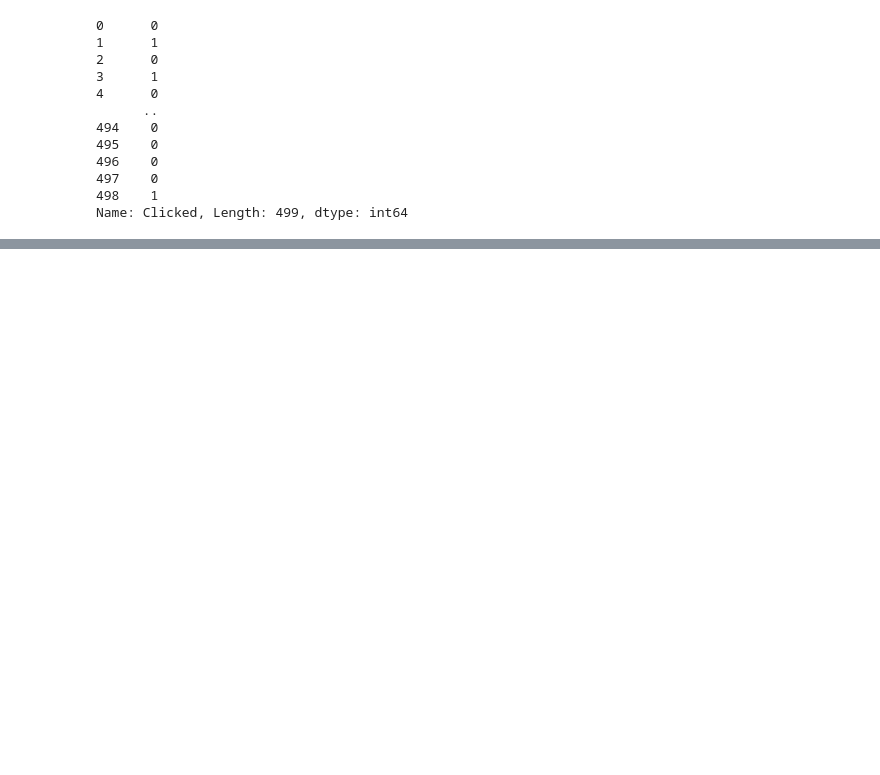
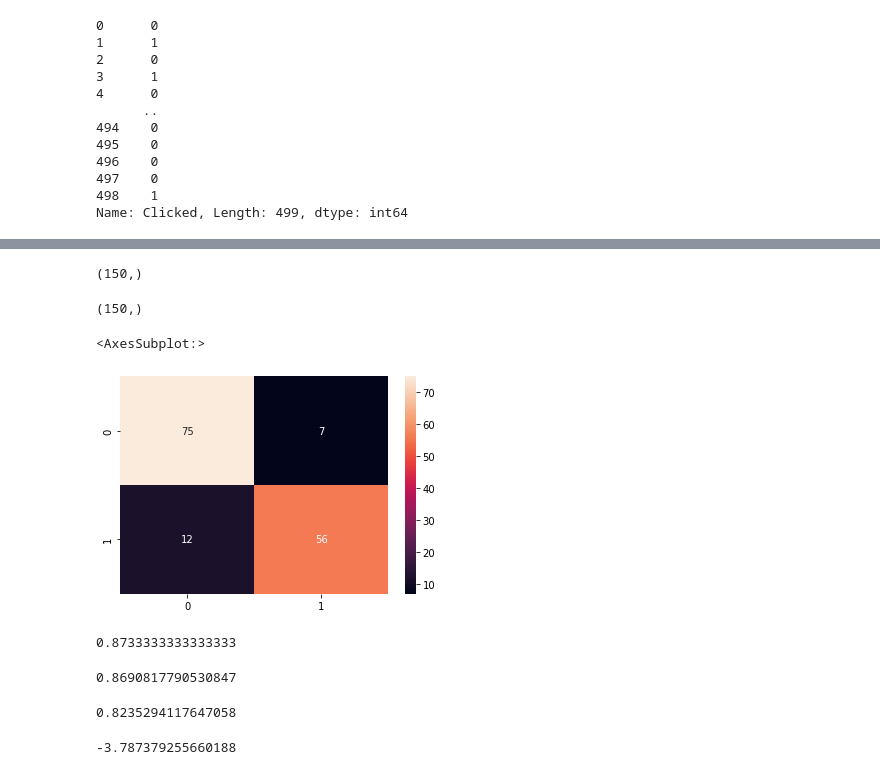
Before and after one commit to Ritesh-Sil/ML-Predict-Customer-Clicks-on-Facebook-Ads, a Jupyter notebook: Classification_project_Facebook_Ad.ipynb, the cells around one changed output, grey strips where cells are left out. Saved outputs shown, nothing was run; the diff lists cells and outputs as text; code cells hidden in the pictures; blank space fills up the shorter version.

```diff
--- a/Classification_project_Facebook_Ad.ipynb
+++ b/Classification_project_Facebook_Ad.ipynb
@@ -191,0 +215,2 @@ pipe1.fit_transform(X)
+# %%
+X_train, X_test, y_train , y_test = train_test_split(X_final,y, test_size=0.3, random_state=42)
@@ -191,0 +250,4 @@ pipe1.fit_transform(X)
+# %%
+clf = LogisticRegression(random_state=0)
+# %%
+clf.fit(X_train,y_train)
@@ -191,0 +271,2 @@ pipe1.fit_transform(X)
+# %%
+y_pred = clf.predict(X_test)
@@ -191,0 +289,8 @@ pipe1.fit_transform(X)
+# %%
+y_pred.shape
+# %% [output]
+(150,)
+# %%
+y_test.shape
+# %% [output]
+(150,)
@@ -191,0 +299,22 @@ pipe1.fit_transform(X)
+# %%
+cm = confusion_matrix(y_test, y_pred)
+sns.heatmap(cm, annot=True)
+# %% [output]
+<AxesSubplot:>
+[figure, added]
+# %%
+accuracy_score(y_test, y_pred)
+# %% [output]
+0.8733333333333333
+# %%
+roc_auc_score(y_test, y_pred)
+# %% [output]
+0.8690817790530847
+# %%
+recall_score(y_test, y_pred)
+# %% [output]
+0.8235294117647058
+# %%
+np.array(X_train)[:,0].min() -1
+# %% [output]
+-3.787379255660188
```
Also changed, not shown: parts of 74 cells of this notebook.
